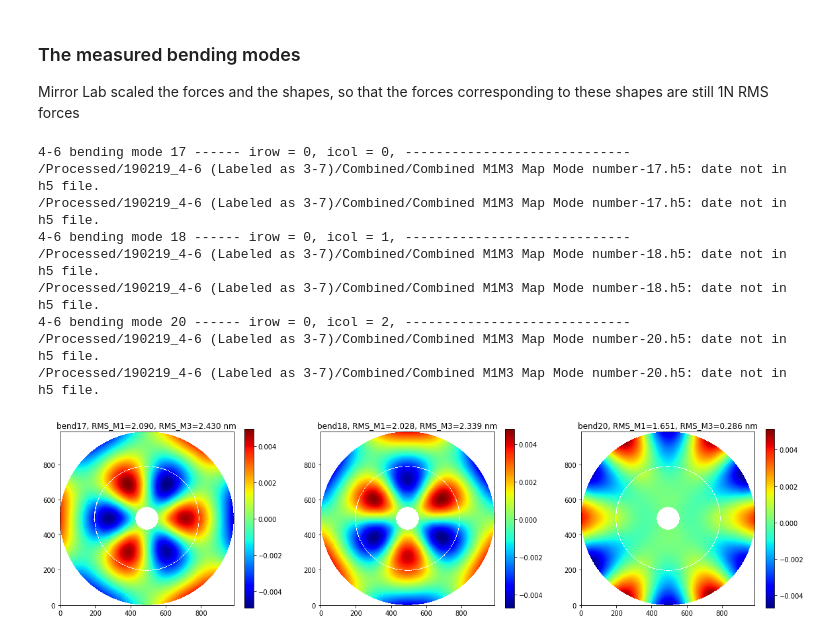
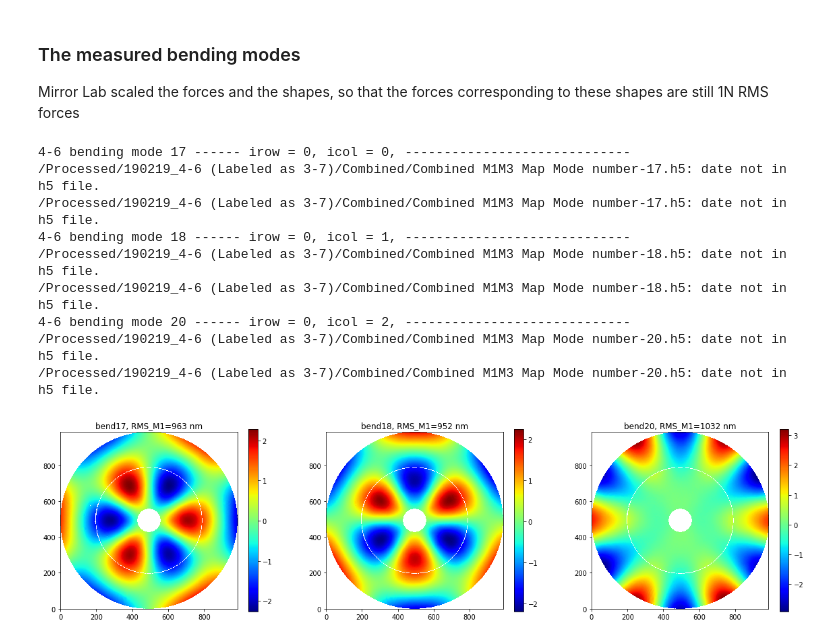
Before and after one commit to bxin/M1M3_ML, a Jupyter notebook: 190219.ipynb, the cells around one changed output. Cells and saved outputs as stored; diff of their text form; code cells hidden in the pictures.

Commit message:
normalize bending mode figures for SPIE

```diff
--- a/190219.ipynb
+++ b/190219.ipynb
@@ -43,7 +44,7 @@ for modeID in np.array([17, 18, 20]):
 
         img = ax[irow][icol].imshow(m1s, origin='lowerleft')
         fig.colorbar(img, ax=ax[irow][icol])
-        ax[irow][icol].set_title('bend%d,%s, RMS_M1=%.0f nm'%(modeID, bend[0], m1rms))
+        ax[irow][icol].set_title(r'bend%d,$%s$, RMS_M1=%.0f nm'%(modeID, bend[0], m1rms))
 # %% [output]
 4-6 bending mode 17 ------ irow = 0, icol = 0, -----------------------------
 /Processed/190219_4-6 (Labeled as 3-7)/190219 3-7 M1 bm+17-1 burst50 morph.h5: Tue Feb 19 09:03:14 2019
@@ -89,7 +90,7 @@ for modeID in np.array([17, 18, 20]):
 
         img = ax[irow][icol].imshow(m3s, origin='lowerleft')
         fig.colorbar(img, ax=ax[irow][icol])
-        ax[irow][icol].set_title('bend%d,%s, RMS_M3=%.0f nm'%(modeID, bend[0], m3rms))
+        ax[irow][icol].set_title(r'bend%d,$%s$, RMS_M3=%.0f nm'%(modeID, bend[0], m3rms))
 # %% [output]
 4-6 bending mode 17 ------ irow = 0, icol = 0, -----------------------------
 /Processed/190219_4-6 (Labeled as 3-7)/190218 3-7 M3 bm+17-1 burst20 morph -.h5: Mon Feb 18 12:31:34 2019
@@ -112,41 +113,51 @@ for modeID in np.array([17, 18, 20]):
 # %% [markdown]
 ### The measured bending modes
 Mirror Lab scaled the forces and the shapes, so that the forces corresponding to these shapes are still 1N RMS forces
+# %%
+# available in mat: 'Udn3norm','Vdn3norm','Gdn','x','y','dnx','dny','dnz'
+mat = scipy.io.loadmat('data/myUdn3norm_156.mat')
+Udn3norm = mat['Udn3norm']
+Vdn3norm = mat['Vdn3norm']
+rmsF = np.std(Vdn3norm[:,:30], axis=0)
 # %%
 testID = '4-6'
 testID1 = '3-7'
 iter = ' (Labeled as 3-7)'
 fig, ax = plt.subplots(1,3,figsize=(20,5*1))
 i = 0
 for modeID in np.array([17, 18, 20]):
     irow = np.int8(i/3)
     icol = np.mod(i,3)
     i += 1
     print('%s bending mode %s ------ irow = %d, icol = %d, -----------------------------'%(
         testID, modeID, irow, icol))
     fileset = sorted(glob.glob('%s/Processed/%d_%s%s/Combined/Combined*-%d.h5'%(
     dataDir, dateID, testID, iter, modeID)))
     m1s,centerRow1,centerCol1,pixelSize1 = readH5Map(fileset, '/M1Data')
     m3s,centerRow3,centerCol3,pixelSize3 = readH5Map(fileset, '/M3Data')
 
+    m1s = m1s*rmsF[modeID-1] #normalize to FEA forces
+    m3s = m3s*rmsF[modeID-1]
+
     [x1, y1] = mkXYGrid(m1s, centerRow1, centerCol1, pixelSize1)
     [x3, y3] = mkXYGrid(m3s, centerRow3, centerCol3, pixelSize3)
     s = mkM1M3disp(m1s, m3s, x1, y1, x3, y3)
 
-    m1rms = np.std(m1s[~np.isnan(m1s)])*1000 #convert into nm
-    m3rms = np.std(m3s[~np.isnan(m3s)])*1000 #convert into nm
+    m1rms = np.std(m1s[~np.isnan(m1s)])
+    m3rms = np.std(m3s[~np.isnan(m3s)])
+    srms = np.std(s[~np.isnan(s)])*1000 #convert into nm
 
     img = ax[icol].imshow(s, origin='lowerleft')
-    fig.colorbar(img, ax=ax[icol])
-    ax[icol].set_title('bend%d, RMS_M1=%.3f, RMS_M3=%.3f nm'%(modeID, m1rms, m3rms))
+    fig.colorbar(img, ax=ax[icol], ticks=[-3,-2,-1,0,1,2,3])
+    ax[icol].set_title('bend%d, RMS_M1=%.0f nm'%(modeID, srms))
 # %% [output]
 4-6 bending mode 17 ------ irow = 0, icol = 0, -----------------------------
 /Processed/190219_4-6 (Labeled as 3-7)/Combined/Combined M1M3 Map Mode number-17.h5: date not in h5 file.
 /Processed/190219_4-6 (Labeled as 3-7)/Combined/Combined M1M3 Map Mode number-17.h5: date not in h5 file.
 4-6 bending mode 18 ------ irow = 0, icol = 1, -----------------------------
 /Processed/190219_4-6 (Labeled as 3-7)/Combined/Combined M1M3 Map Mode number-18.h5: date not in h5 file.
 /Processed/190219_4-6 (Labeled as 3-7)/Combined/Combined M1M3 Map Mode number-18.h5: date not in h5 file.
 4-6 bending mode 20 ------ irow = 0, icol = 2, -----------------------------
 /Processed/190219_4-6 (Labeled as 3-7)/Combined/Combined M1M3 Map Mode number-20.h5: date not in h5 file.
 /Processed/190219_4-6 (Labeled as 3-7)/Combined/Combined M1M3 Map Mode number-20.h5: date not in h5 file.
-[figure, old version]
+[figure, new version]
```
Also changed, not shown: parts of 1 cell of this notebook, 2 other files.
